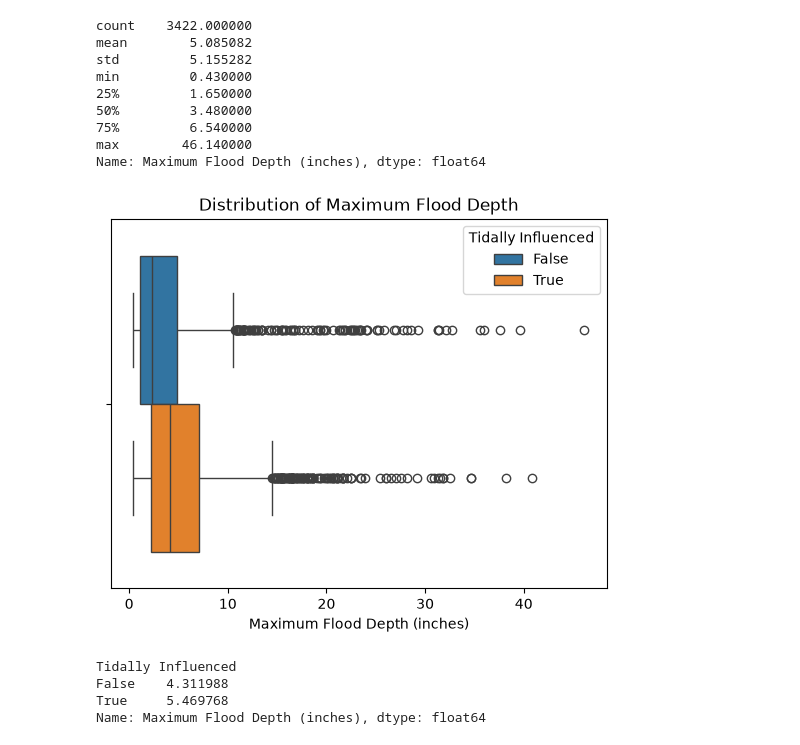
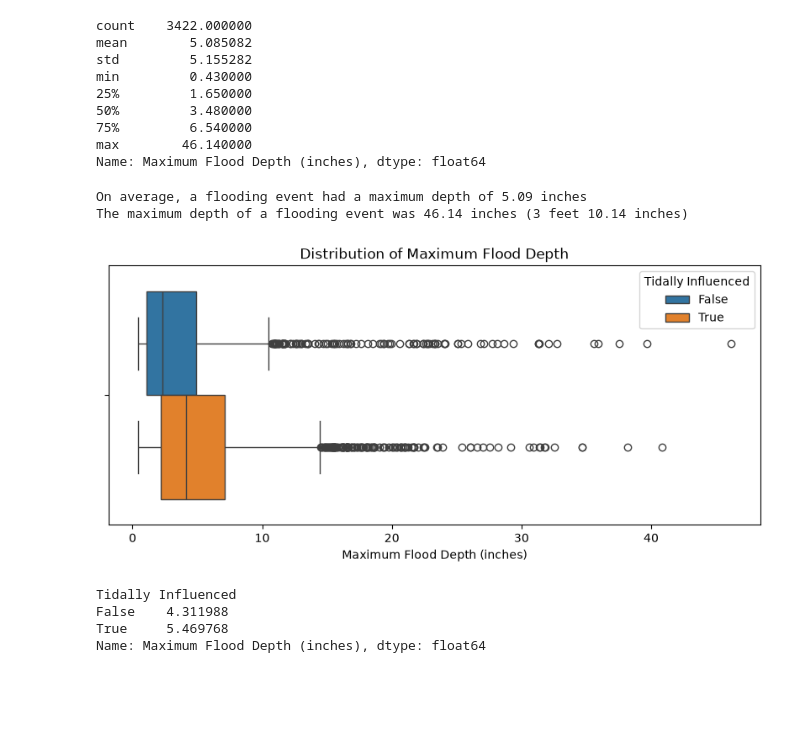
Before and after one commit to peterjakubowski/FloodNet-NYC-Street-Flooding, a Jupyter notebook: notebooks/floodnet_nyc_street_flooding.ipynb, the cells around one changed output. Cells and saved outputs as stored; diff of their text form; code cells hidden in the pictures; blank space fills up the shorter version.

```diff
--- a/notebooks/floodnet_nyc_street_flooding.ipynb
+++ b/notebooks/floodnet_nyc_street_flooding.ipynb
@@ -230,10 +239,16 @@ Name: Maximum Flood Depth (inches), dtype: float64
+# %%
+print(f"On average, a flooding event had a maximum depth of {average_max_flood_depth} inches")
+print(f"The maximum depth of a flooding event was {max_flood_depth} inches ({int(max_flood_depth // 12)} feet {max_flood_depth % 12} inches)")
+# %% [output]
+On average, a flooding event had a maximum depth of 5.09 inches
+The maximum depth of a flooding event was 46.14 inches (3 feet 10.14 inches)
 # %%
-plt.figure()
+plt.figure(figsize=(10,4))
 plt.title("Distribution of Maximum Flood Depth")
-sns.boxplot(data=df, x='Maximum Flood Depth (inches)', hue='Tidally Influenced')
+sns.boxplot(data=df, x='Maximum Flood Depth (inches)', hue='Tidally Influenced', hue_order=[False, True])
 plt.show()
 # %% [output]
-[figure, old version]
+[figure, new version]
 # %%
 df.groupby('Tidally Influenced')['Maximum Flood Depth (inches)'].mean()
 # %% [output]
```
Also changed, not shown: parts of 27 cells of this notebook.
